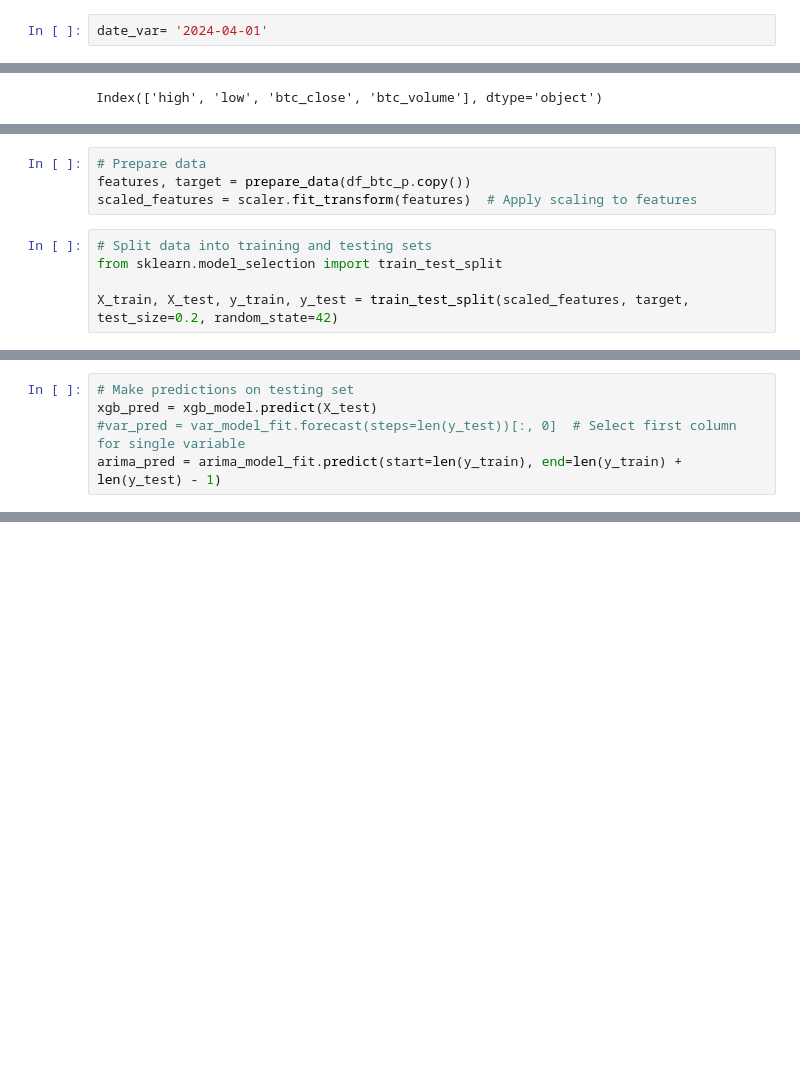
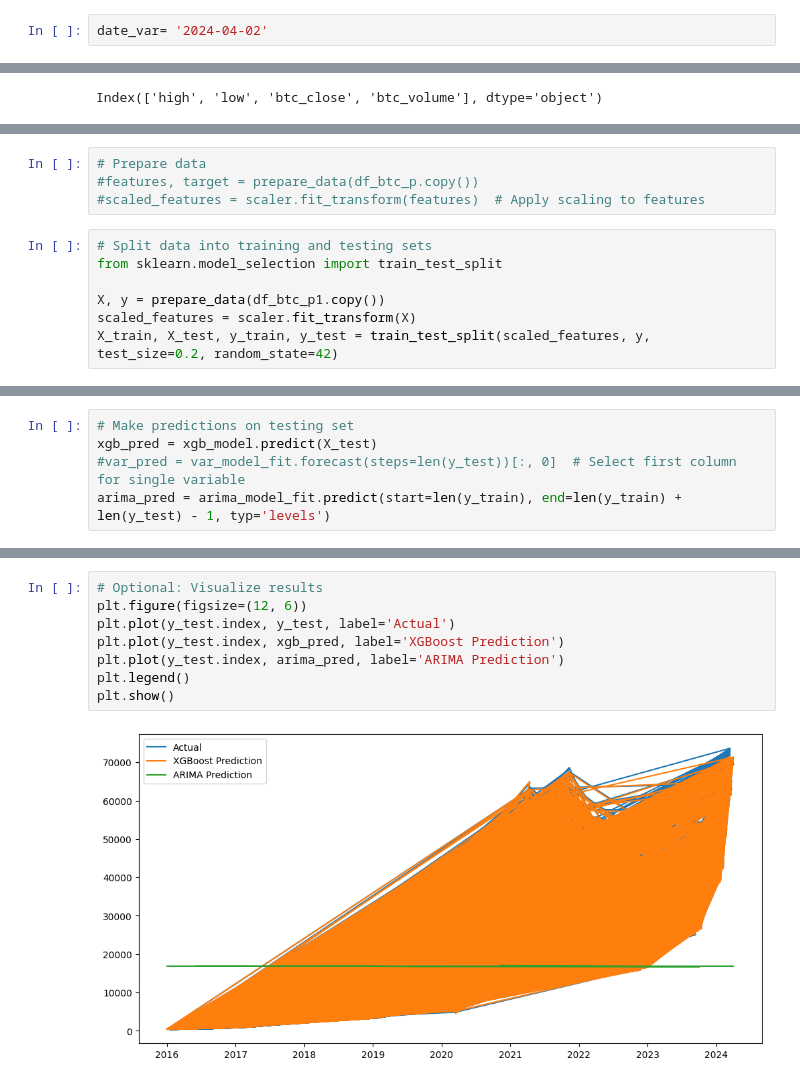
Before and after one commit to dinuwanfernando/BTCUSD_model, a Jupyter notebook: BTCUSD_model.ipynb, the cells around one changed output, grey strips where cells are left out. Saved outputs shown, nothing was run; the diff lists cells and outputs as text; blank space fills up the shorter version.

```diff
--- a/BTCUSD_model.ipynb
+++ b/BTCUSD_model.ipynb
@@ -102,5 +75,5 @@ def prepare_data(data):
 # %%
-date_var= '2024-04-01'
+date_var= '2024-04-02'
 # %%
 df_BTC_pp_01= oanda.get_history(instrument= 'BTC_USD', start= '2014-05-07', end='2016-05-06', granularity= 'H1', price='M')
 df_BTC_pp_02= oanda.get_history(instrument= 'BTC_USD', start= '2016-05-07', end='2018-05-06', granularity= 'H1', price='M')
@@ -176,10 +157,12 @@ df_btc_p.head()
 # %%
 # Prepare data
-features, target = prepare_data(df_btc_p.copy())
-scaled_features = scaler.fit_transform(features)  # Apply scaling to features
+#features, target = prepare_data(df_btc_p.copy())
+#scaled_features = scaler.fit_transform(features)  # Apply scaling to features
 # %%
 # Split data into training and testing sets
 from sklearn.model_selection import train_test_split
 
-X_train, X_test, y_train, y_test = train_test_split(scaled_features, target, test_size=0.2, random_state=42)
+X, y = prepare_data(df_btc_p1.copy())
+scaled_features = scaler.fit_transform(X)
+X_train, X_test, y_train, y_test = train_test_split(scaled_features, y, test_size=0.2, random_state=42)
 # %%
@@ -223,7 +195,7 @@ arima_model_fit = arima_model.fit()
 # Make predictions on testing set
 xgb_pred = xgb_model.predict(X_test)
 #var_pred = var_model_fit.forecast(steps=len(y_test))[:, 0]  # Select first column for single variable
-arima_pred = arima_model_fit.predict(start=len(y_train), end=len(y_train) + len(y_test) - 1)
+arima_pred = arima_model_fit.predict(start=len(y_train), end=len(y_train) + len(y_test) - 1, typ='levels')
 # %%
 # Evaluate model performance
 def evaluate_model(y_true, y_pred):
@@ -272,2 +241,12 @@ future_dates.to_list()
+# %%
+# Optional: Visualize results
+plt.figure(figsize=(12, 6))
+plt.plot(y_test.index, y_test, label='Actual')
+plt.plot(y_test.index, xgb_pred, label='XGBoost Prediction')
+plt.plot(y_test.index, arima_pred, label='ARIMA Prediction')
+plt.legend()
+plt.show()
+# %% [output]
+[figure, added]
 # %%
 # Predict for future dates (adjust number of predictions as needed)
```
Also changed, not shown: parts of 22 cells of this notebook.
